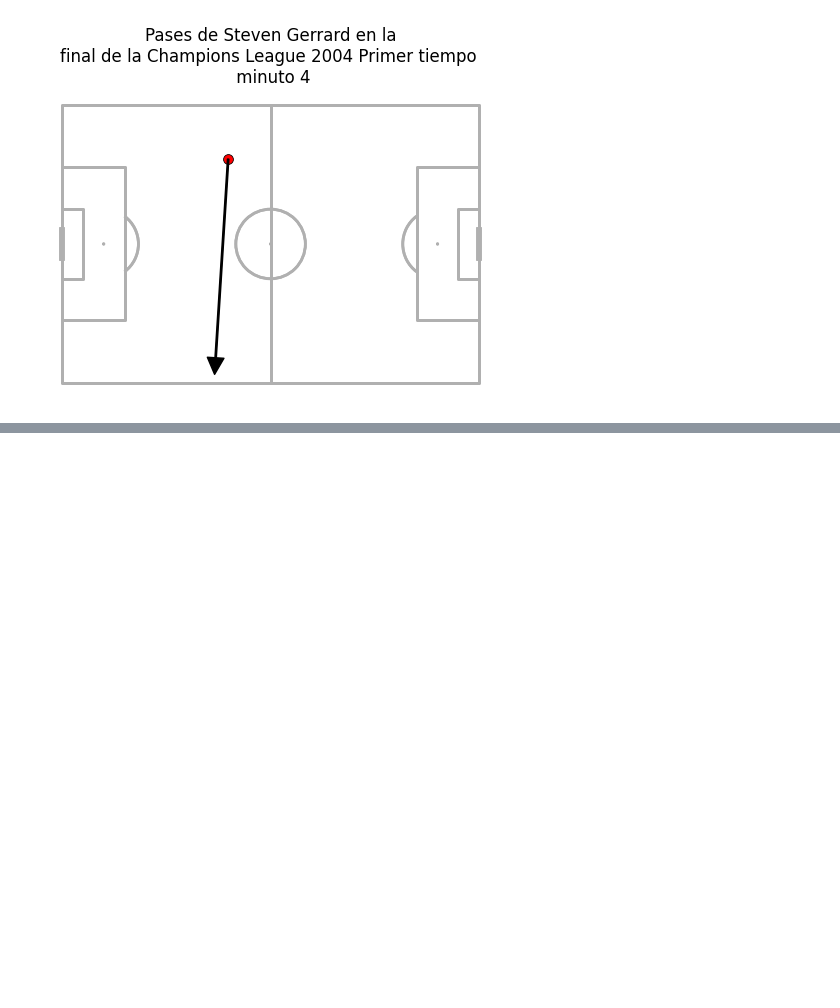
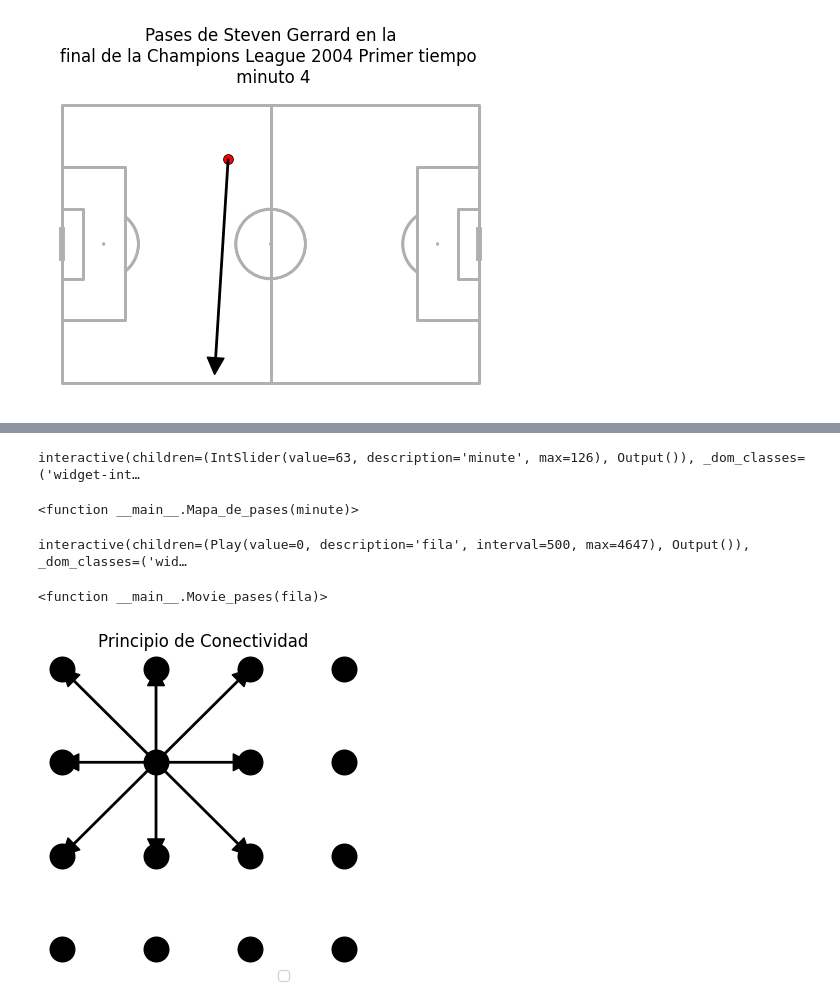
Before and after one commit to enriquegomeztagle/MCD-DataVisualization, a Jupyter notebook: Clase5.ipynb, the cells around one changed output, grey strips where cells are left out. Cells and saved outputs as stored; diff of their text form; code cells hidden in the pictures; blank space fills up the shorter version.

```diff
--- a/Clase5.ipynb
+++ b/Clase5.ipynb
@@ -552,0 +633,5 @@ Player_passes("Steven Gerrard", 1, 4)
+# %%
+interact(Mapa_de_pases, minute=(0, pases.minute.max(), 1))
+# %% [output]
+interactive(children=(IntSlider(value=63, description='minute', max=126), Output()), _dom_classes=('widget-int…
+<function __main__.Mapa_de_pases(minute)>
@@ -552,0 +662,30 @@ Player_passes("Steven Gerrard", 1, 4)
+# %%
+interact(Movie_pases,
+         fila=Play(min=0,
+                   max=pases.index.max(), # Changed to pases.index.max() since 'fila' is an index
+                   step=1,
+                   interval=500))
+# %% [output]
+interactive(children=(Play(value=0, description='fila', interval=500, max=4647), Output()), _dom_classes=('wid…
+<function __main__.Movie_pases(fila)>
+# %%
+# Principio de Conectividad
+fig, axs = plt.subplots(figsize=(4,4))
+sns.scatterplot(x="X", y="Y",
+                color="Black",
+                s=300, ec="Black",
+                data=datos,
+                ax=axs)
+for n in [1, 2, 5, 6, 9, 10, 3, 7, 11]:
+    axs.annotate("", xytext=(datos.iloc[6,0],datos.iloc[6,1]),
+                 xy=(datos.iloc[n,0],datos.iloc[n,1]),
+                 arrowprops={"color":"Black", "width":1})
+
+plt.axis("off")
+plt.xlabel("")
+plt.ylabel("")
+plt.title("Principio de Conectividad")
+plt.legend(bbox_to_anchor=(0.8,0), ncols=2)
+plt.show()
+# %% [output]
+[figure, added]
```
Also changed, not shown: parts of 10 cells of this notebook.
